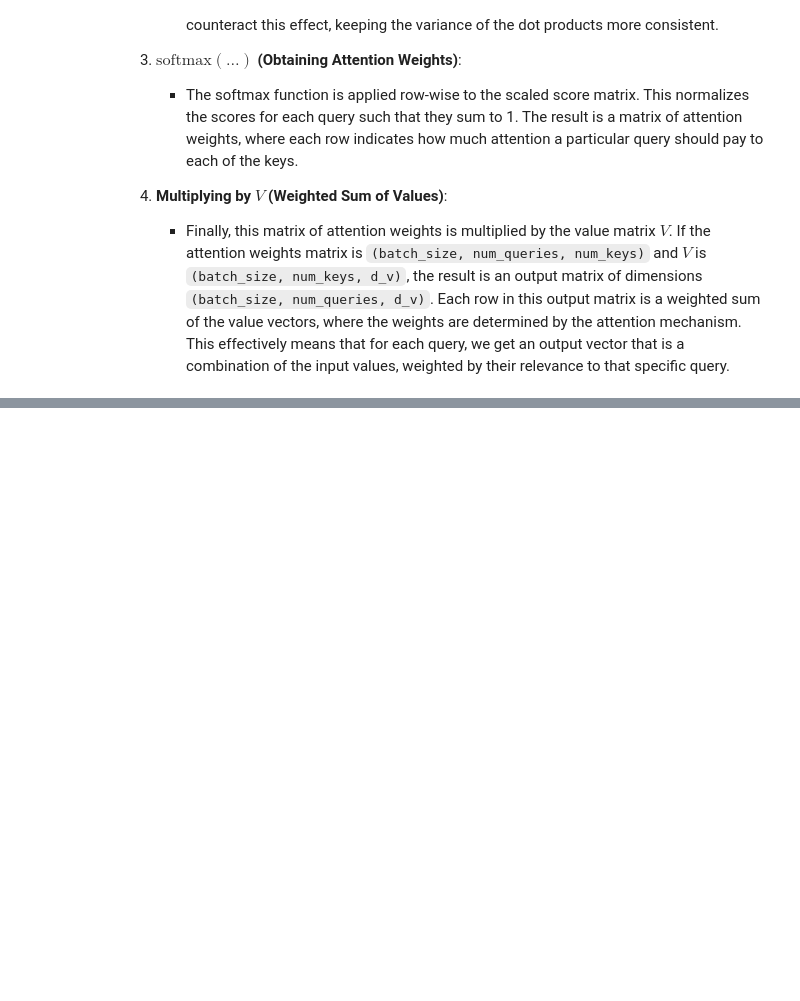
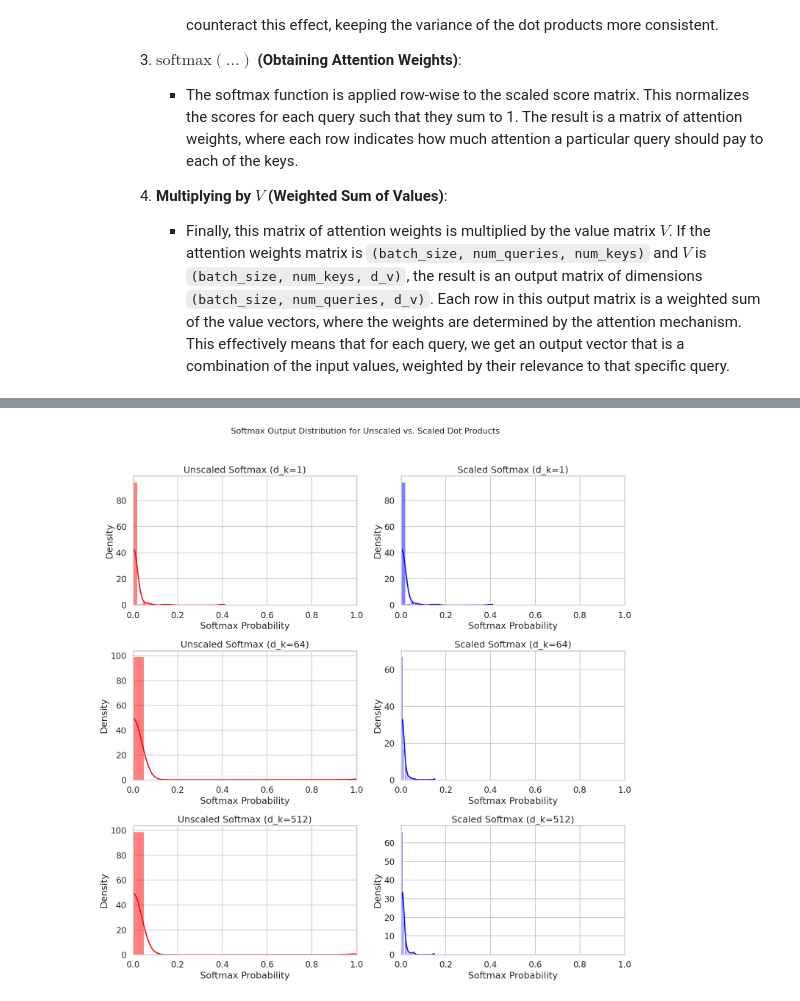
Before and after one commit to neelsoumya/teaching_llm_applications, a Jupyter notebook: practicals/annotated_transformer.ipynb, the cells around one changed output, grey strips where cells are left out. Drawn from its saved outputs; the diff is of its cells as text; code cells hidden in the pictures; blank space fills up the shorter version.

```diff
--- a/practicals/annotated_transformer.ipynb
+++ b/practicals/annotated_transformer.ipynb
@@ -236,0 +321,38 @@ def attention(query, key, value, mask=None, dropout=None):
+# %%
+def plot_softmax_distribution(d_k_list=[1, 64, 512]):
+    fig, axes = plt.subplots(len(d_k_list), 2, figsize=(15, 5 * len(d_k_list)))
+    fig.suptitle('Softmax Output Distribution for Unscaled vs. Scaled Dot Products', fontsize=16, y=1.02)
+
+    for i, dk in enumerate(d_k_list):
+        # Generate a single query and a set of keys
+        q = torch.randn(1, dk) # Single query vector
+        k = torch.randn(100, dk) # 100 key vectors
+
+        # Unscaled dot products
+        unscaled_scores = torch.matmul(q, k.transpose(-2, -1)).squeeze(0) # Shape (100,)
+        unscaled_softmax = F.softmax(unscaled_scores, dim=-1)
+
+        # Scaled dot products
+        scaled_scores = unscaled_scores / math.sqrt(dk)
+        scaled_softmax = F.softmax(scaled_scores, dim=-1)
+
+        # Plot unscaled softmax distribution
+        sns.histplot(unscaled_softmax.numpy(), ax=axes[i, 0], kde=True, bins=20, color='red')
+        axes[i, 0].set_title(f'Unscaled Softmax (d_k={dk})')
+        axes[i, 0].set_xlabel('Softmax Probability')
+        axes[i, 0].set_ylabel('Density')
+        axes[i, 0].set_xlim([0, 1])
+
+        # Plot scaled softmax distribution
+        sns.histplot(scaled_softmax.numpy(), ax=axes[i, 1], kde=True, bins=20, color='blue')
+        axes[i, 1].set_title(f'Scaled Softmax (d_k={dk})')
+        axes[i, 1].set_xlabel('Softmax Probability')
+        axes[i, 1].set_ylabel('Density')
+        axes[i, 1].set_xlim([0, 1])
+
+    plt.tight_layout()
+    plt.show()
+
+plot_softmax_distribution()
+# %% [output]
+[figure, added]
```
Also changed, not shown: parts of 4 cells of this notebook, 1 other file.
